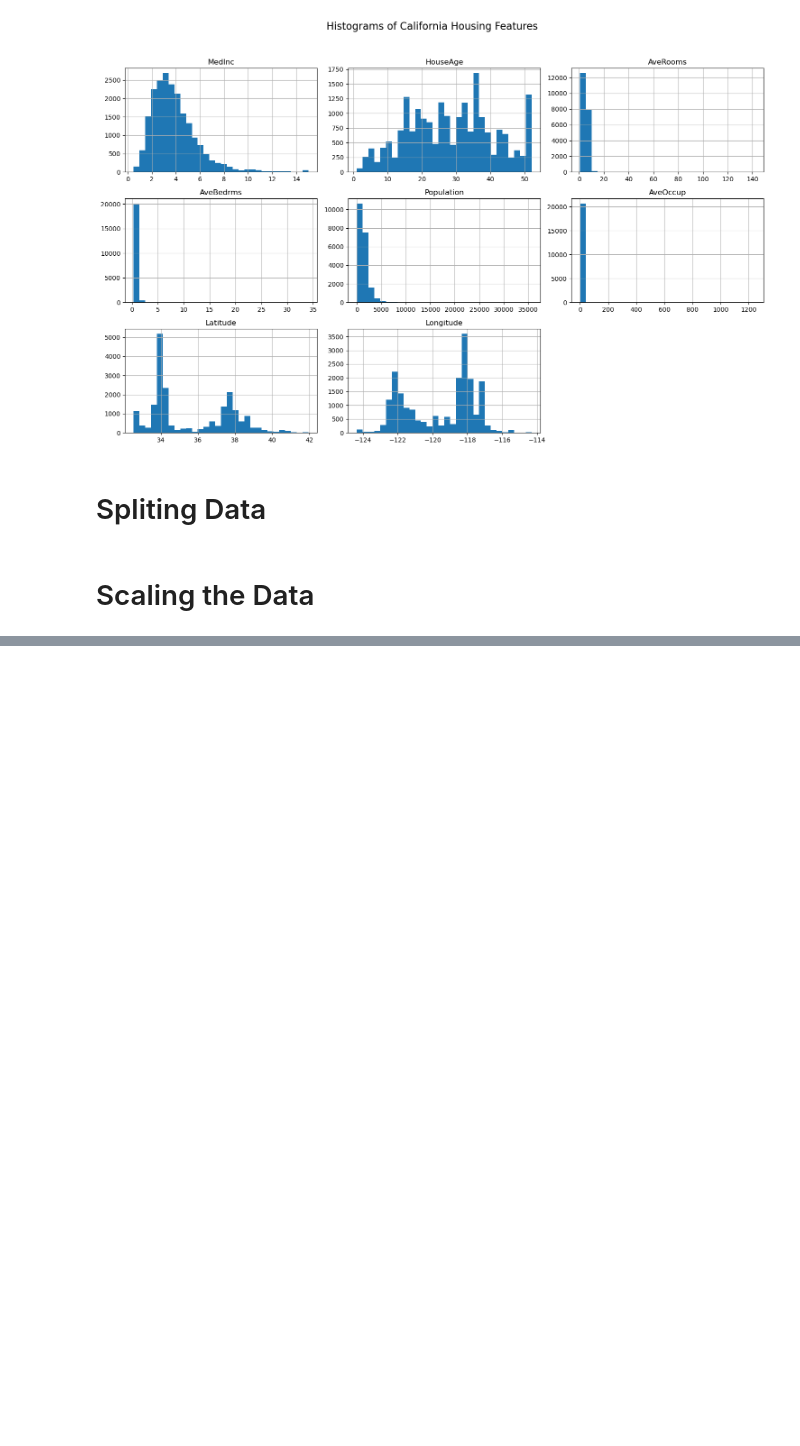
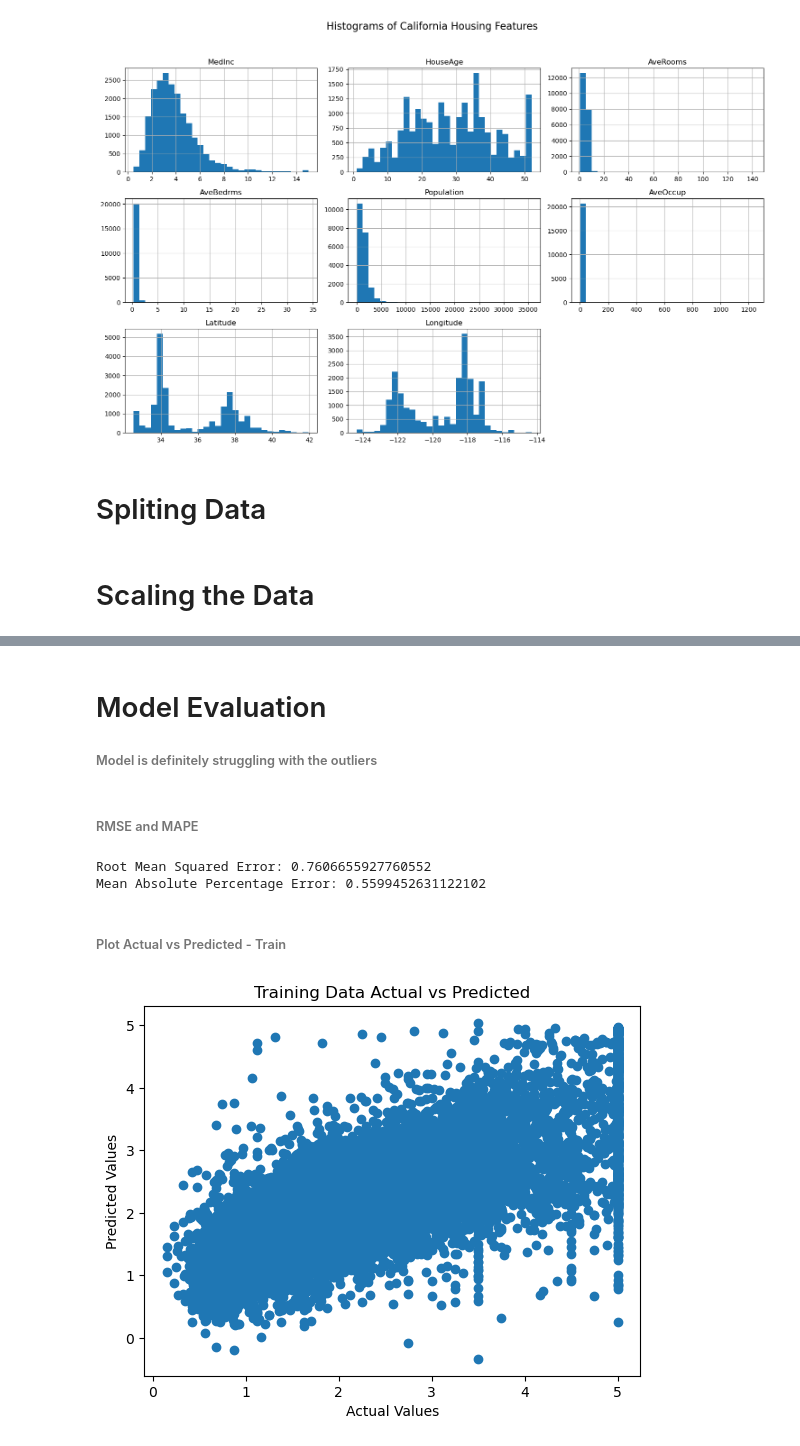
Before and after one commit to OPIM5512-prk23006/A02-prk23006-yhi24001, a Jupyter notebook: src/ds_pipeline.ipynb, the cells around one changed output, grey strips where cells are left out. Drawn from its saved outputs; the diff is of its cells as text; code cells hidden in the pictures; blank space fills up the shorter version.

Commit message:
Model Evaluation and Plots
Plots and Model Eval

```diff
--- a/src/ds_pipeline.ipynb
+++ b/src/ds_pipeline.ipynb
@@ -70,3 +70,31 @@ model.fit(X_train_scaled, y_train)
 
 y_test_pred=model.predict(X_test_scaled)
 y_train_pred=model.predict(X_train_scaled)
+# %% [markdown]
+# Model Evaluation
+
+###### Model is definitely struggling with the outliers
+# %% [markdown]
+###### RMSE and MAPE
+# %%
+from sklearn.metrics import mean_squared_error
+from sklearn.metrics import mean_absolute_error
+
+mse = mean_squared_error(y_test, y_test_pred)**0.5
+print(f"Root Mean Squared Error: {mse}")
+
+mape = mean_absolute_error(y_test, y_test_pred)
+print(f"Mean Absolute Percentage Error: {mape}")
+# %% [output]
+Root Mean Squared Error: 0.7606655927760552
+Mean Absolute Percentage Error: 0.5599452631122102
+# %% [markdown]
+###### Plot Actual vs Predicted - Train
+# %%
+plt.scatter(y_train, y_train_pred)
+plt.title('Training Data Actual vs Predicted')
+plt.xlabel('Actual Values')
+plt.ylabel('Predicted Values')
+plt.show()
+# %% [output]
+[figure, added]
```
Also changed, not shown: parts of 3 cells of this notebook.
